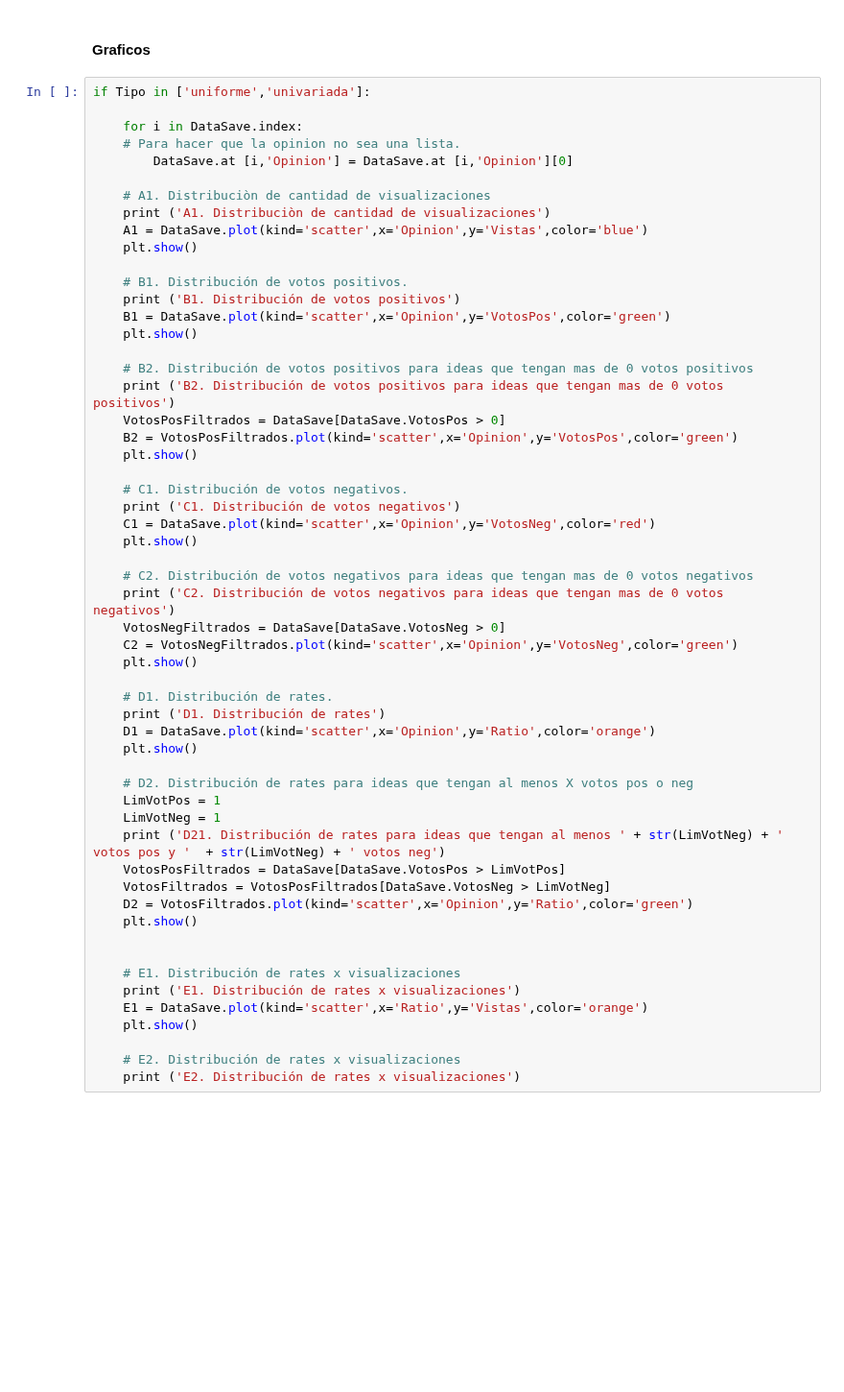
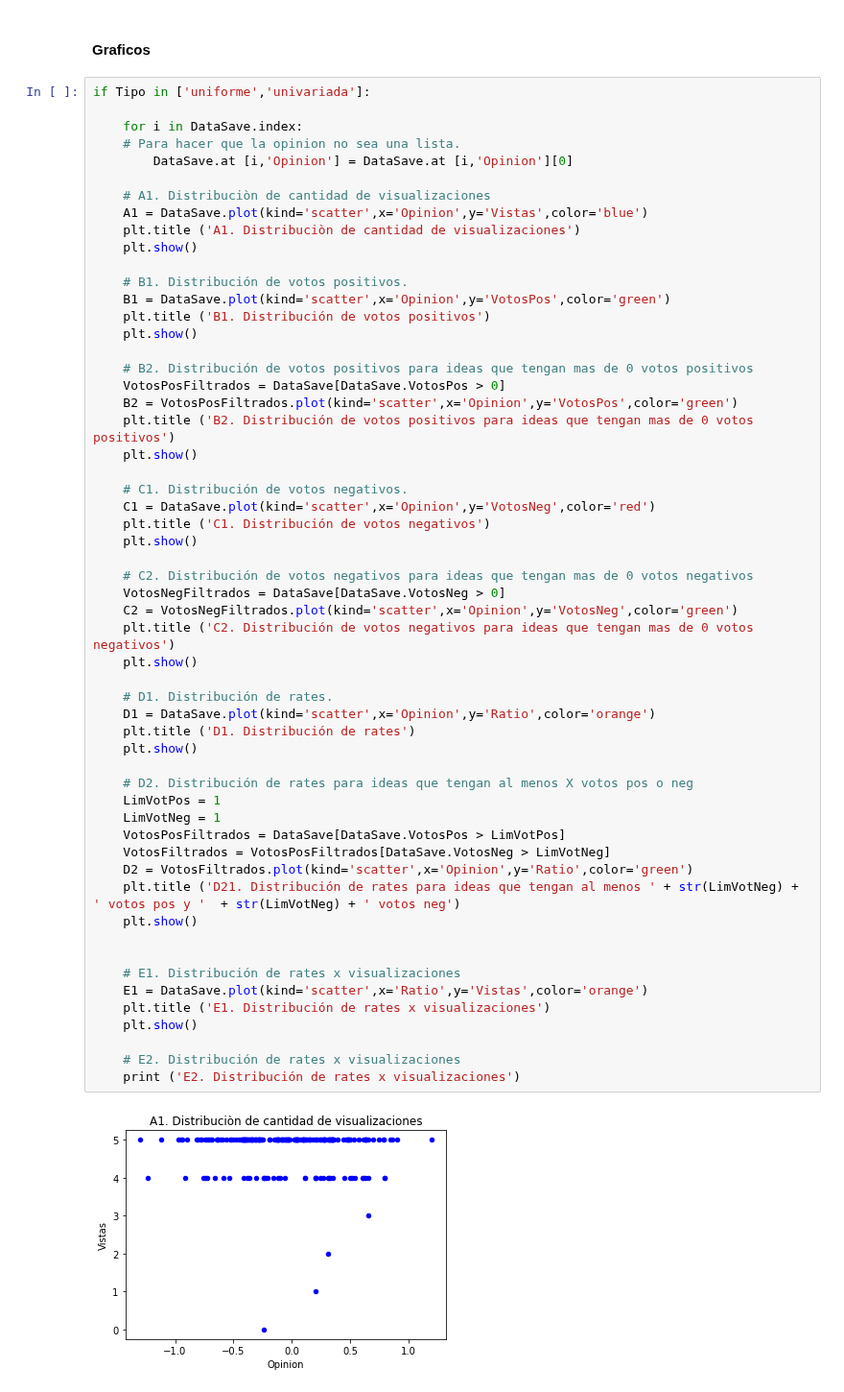
Before and after one commit to MariannoSalgado/Simulacion-RS, a Jupyter notebook: Modelado de opiniones y su impacto en la generación de consensos y disensos en una plataforma de CrowdSourcing.ipynb, the cells around one changed output. Shown at 96% size. Cells and saved outputs as stored; diff of their text form; blank space fills up the shorter version.

Commit message:
Intento de plot de multivariada

```diff
--- a/Modelado de opiniones y su impacto en la generación de consensos y disensos en una plataforma de CrowdSourcing.ipynb
+++ b/Modelado de opiniones y su impacto en la generación de consensos y disensos en una plataforma de CrowdSourcing.ipynb
@@ -403,52 +403,53 @@ if Tipo in ['uniforme','univariada']:
         DataSave.at [i,'Opinion'] = DataSave.at [i,'Opinion'][0]
 
     # A1. Distribuciòn de cantidad de visualizaciones
-    print ('A1. Distribuciòn de cantidad de visualizaciones')
     A1 = DataSave.plot(kind='scatter',x='Opinion',y='Vistas',color='blue')
+    plt.title ('A1. Distribuciòn de cantidad de visualizaciones')
     plt.show()
 
     # B1. Distribución de votos positivos.
-    print ('B1. Distribución de votos positivos')
     B1 = DataSave.plot(kind='scatter',x='Opinion',y='VotosPos',color='green')
+    plt.title ('B1. Distribución de votos positivos')
     plt.show()
 
     # B2. Distribución de votos positivos para ideas que tengan mas de 0 votos positivos
-    print ('B2. Distribución de votos positivos para ideas que tengan mas de 0 votos positivos')
     VotosPosFiltrados = DataSave[DataSave.VotosPos > 0]
     B2 = VotosPosFiltrados.plot(kind='scatter',x='Opinion',y='VotosPos',color='green')
+    plt.title ('B2. Distribución de votos positivos para ideas que tengan mas de 0 votos positivos')
     plt.show()
 
     # C1. Distribución de votos negativos.
-    print ('C1. Distribución de votos negativos')
     C1 = DataSave.plot(kind='scatter',x='Opinion',y='VotosNeg',color='red')
+    plt.title ('C1. Distribución de votos negativos')
     plt.show()
 
     # C2. Distribución de votos negativos para ideas que tengan mas de 0 votos negativos
-    print ('C2. Distribución de votos negativos para ideas que tengan mas de 0 votos negativos')
     VotosNegFiltrados = DataSave[DataSave.VotosNeg > 0]
     C2 = VotosNegFiltrados.plot(kind='scatter',x='Opinion',y='VotosNeg',color='green')
+    plt.title ('C2. Distribución de votos negativos para ideas que tengan mas de 0 votos negativos')
     plt.show()
 
     # D1. Distribución de rates.
-    print ('D1. Distribución de rates')
     D1 = DataSave.plot(kind='scatter',x='Opinion',y='Ratio',color='orange')
+    plt.title ('D1. Distribución de rates')
     plt.show()
 
     # D2. Distribución de rates para ideas que tengan al menos X votos pos o neg
     LimVotPos = 1
     LimVotNeg = 1
-    print ('D21. Distribución de rates para ideas que tengan al menos ' + str(LimVotNeg) + ' votos pos y '  + str(LimVotNeg) + ' votos neg')
     VotosPosFiltrados = DataSave[DataSave.VotosPos > LimVotPos]
     VotosFiltrados = VotosPosFiltrados[DataSave.VotosNeg > LimVotNeg]
     D2 = VotosFiltrados.plot(kind='scatter',x='Opinion',y='Ratio',color='green')
+    plt.title ('D21. Distribución de rates para ideas que tengan al menos ' + str(LimVotNeg) + ' votos pos y '  + str(LimVotNeg) + ' votos neg')
     plt.show()
 
 
     # E1. Distribución de rates x visualizaciones
-    print ('E1. Distribución de rates x visualizaciones')
     E1 = DataSave.plot(kind='scatter',x='Ratio',y='Vistas',color='orange')
+    plt.title ('E1. Distribución de rates x visualizaciones')
     plt.show()
 
     # E2. Distribución de rates x visualizaciones
     print ('E2. Distribución de rates x visualizaciones')
 # %% [output]
+[figure, new version]
```
Also changed, not shown: parts of 3 cells of this notebook.
